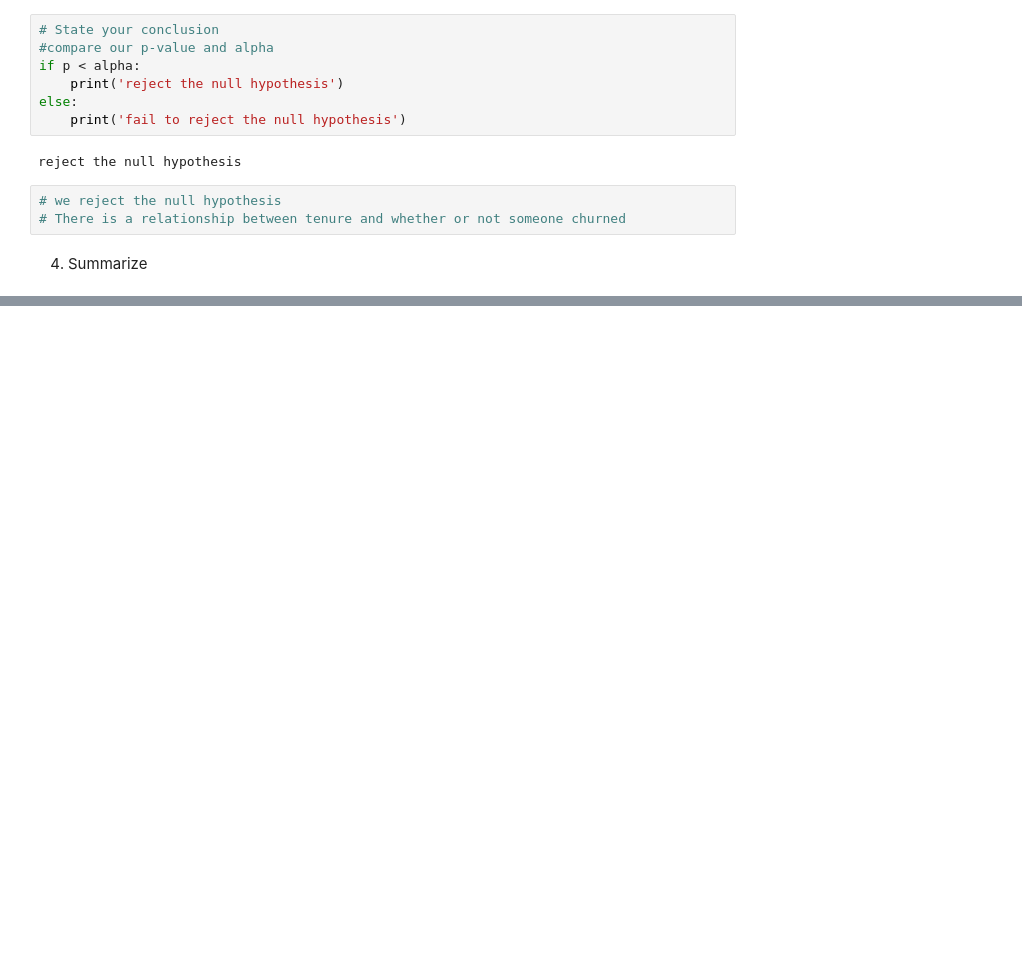
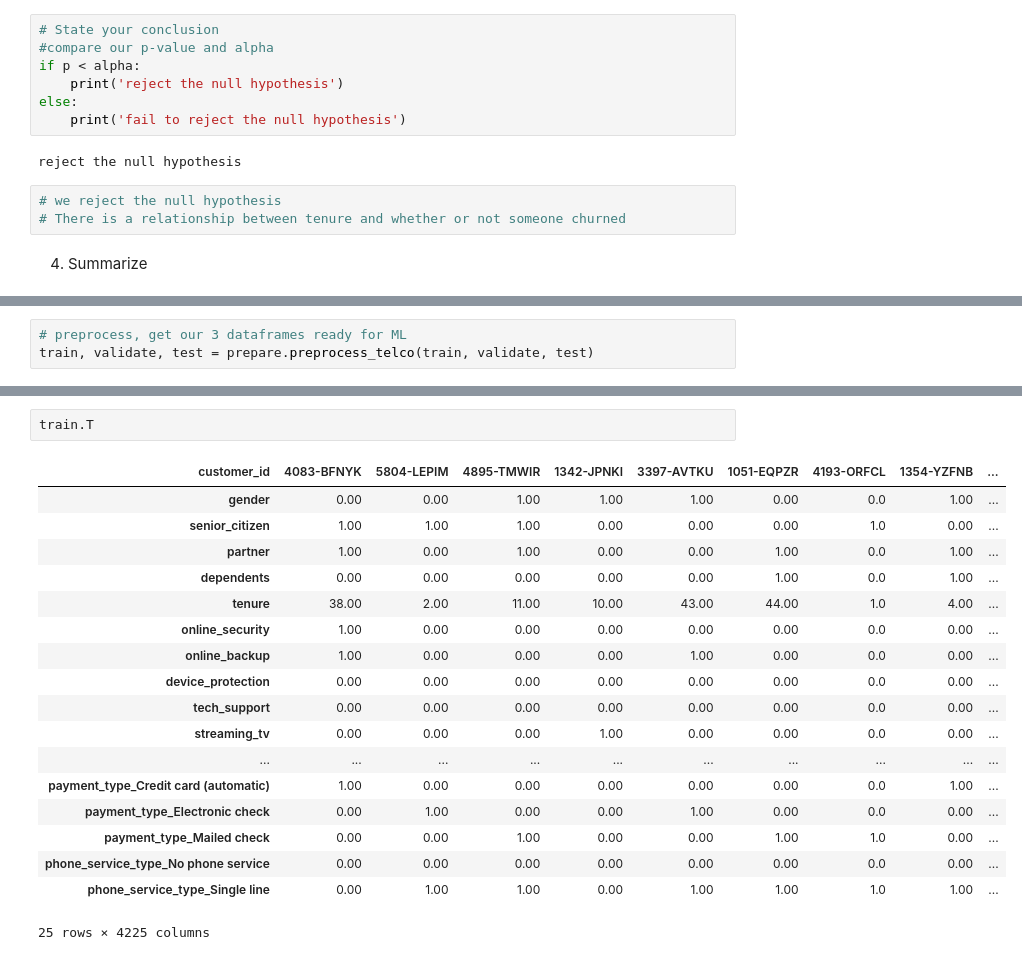
Before and after one commit to Luis-Martinez1/Classification_Project, a Jupyter notebook: non_final_notebook.ipynb, the cells around one changed output, grey strips where cells are left out. Saved outputs shown, nothing was run; the diff lists cells and outputs as text; blank space fills up the shorter version.

```diff
--- a/non_final_notebook.ipynb
+++ b/non_final_notebook.ipynb
@@ -599,0 +605,3 @@ New customers churn more often than customers with high tenure.
+# %%
+# preprocess, get our 3 dataframes ready for ML
+train, validate, test = prepare.preprocess_telco(train, validate, test)
@@ -599,0 +628,21 @@ New customers churn more often than customers with high tenure.
+# %%
+train.T
+# %% [output]
+| customer_id | 4083-BFNYK | 5804-LEPIM | 4895-TMWIR | 1342-JPNKI | 3397-AVTKU | 1051-EQPZR | 4193-ORFCL | 1354-YZFNB | ... |
+| gender | 0.00 | 0.00 | 1.00 | 1.00 | 1.00 | 0.00 | 0.0 | 1.00 | ... |
+| senior_citizen | 1.00 | 1.00 | 1.00 | 0.00 | 0.00 | 0.00 | 1.0 | 0.00 | ... |
+| partner | 1.00 | 0.00 | 1.00 | 0.00 | 0.00 | 1.00 | 0.0 | 1.00 | ... |
+| dependents | 0.00 | 0.00 | 0.00 | 0.00 | 0.00 | 1.00 | 0.0 | 1.00 | ... |
+| tenure | 38.00 | 2.00 | 11.00 | 10.00 | 43.00 | 44.00 | 1.0 | 4.00 | ... |
+| online_security | 1.00 | 0.00 | 0.00 | 0.00 | 0.00 | 0.00 | 0.0 | 0.00 | ... |
+| online_backup | 1.00 | 0.00 | 0.00 | 0.00 | 1.00 | 0.00 | 0.0 | 0.00 | ... |
+| device_protection | 0.00 | 0.00 | 0.00 | 0.00 | 0.00 | 0.00 | 0.0 | 0.00 | ... |
+| tech_support | 0.00 | 0.00 | 0.00 | 0.00 | 0.00 | 0.00 | 0.0 | 0.00 | ... |
+| streaming_tv | 0.00 | 0.00 | 0.00 | 1.00 | 0.00 | 0.00 | 0.0 | 0.00 | ... |
+| ... | ... | ... | ... | ... | ... | ... | ... | ... | ... |
+| payment_type_Credit card (automatic) | 1.00 | 0.00 | 0.00 | 0.00 | 0.00 | 0.00 | 0.0 | 1.00 | ... |
+| payment_type_Electronic check | 0.00 | 1.00 | 0.00 | 0.00 | 1.00 | 0.00 | 0.0 | 0.00 | ... |
+| payment_type_Mailed check | 0.00 | 0.00 | 1.00 | 0.00 | 0.00 | 1.00 | 1.0 | 0.00 | ... |
+| phone_service_type_No phone service | 0.00 | 0.00 | 0.00 | 0.00 | 0.00 | 0.00 | 0.0 | 0.00 | ... |
+| phone_service_type_Single line | 0.00 | 1.00 | 1.00 | 0.00 | 1.00 | 1.00 | 1.0 | 1.00 | ... |
+25 rows × 4225 columns
```
Also changed, not shown: parts of 19 cells of this notebook.
